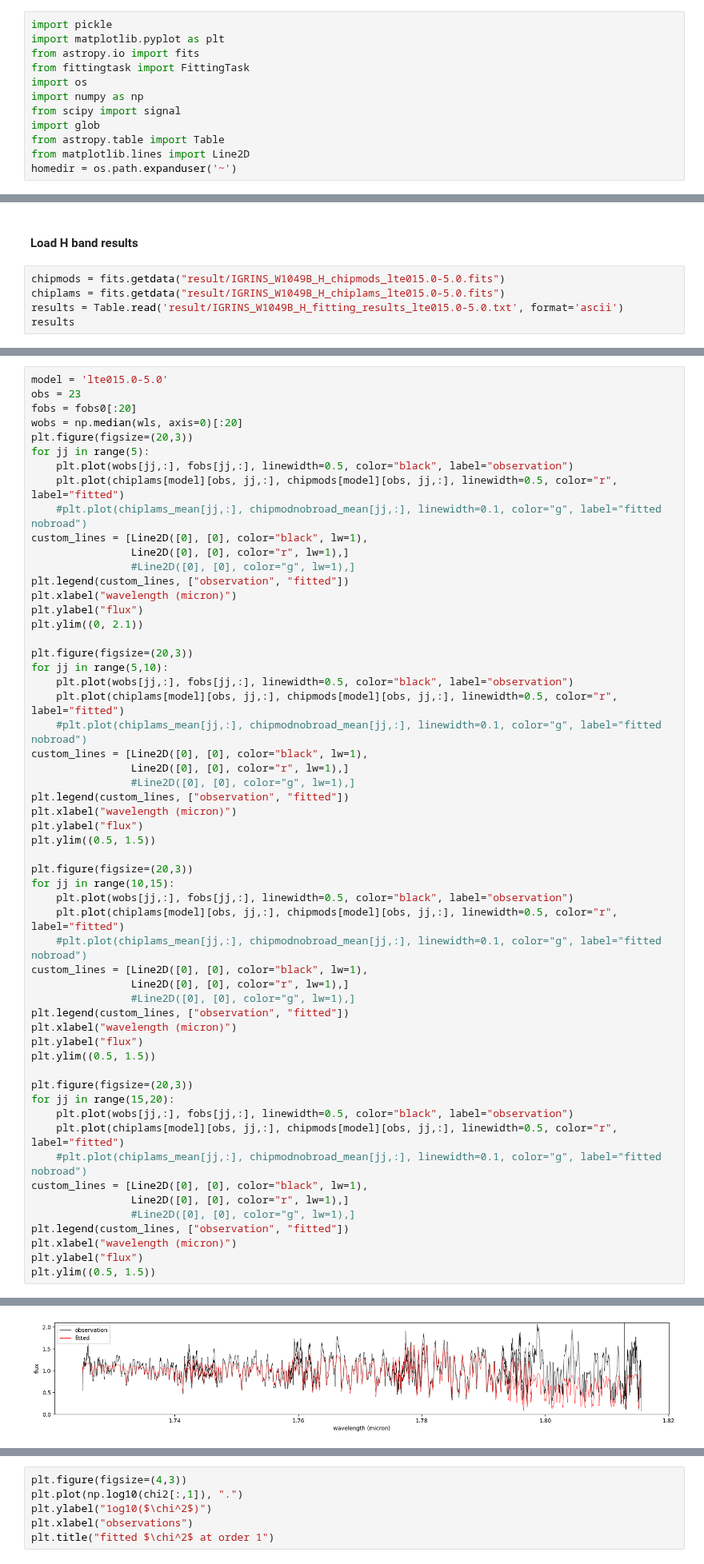
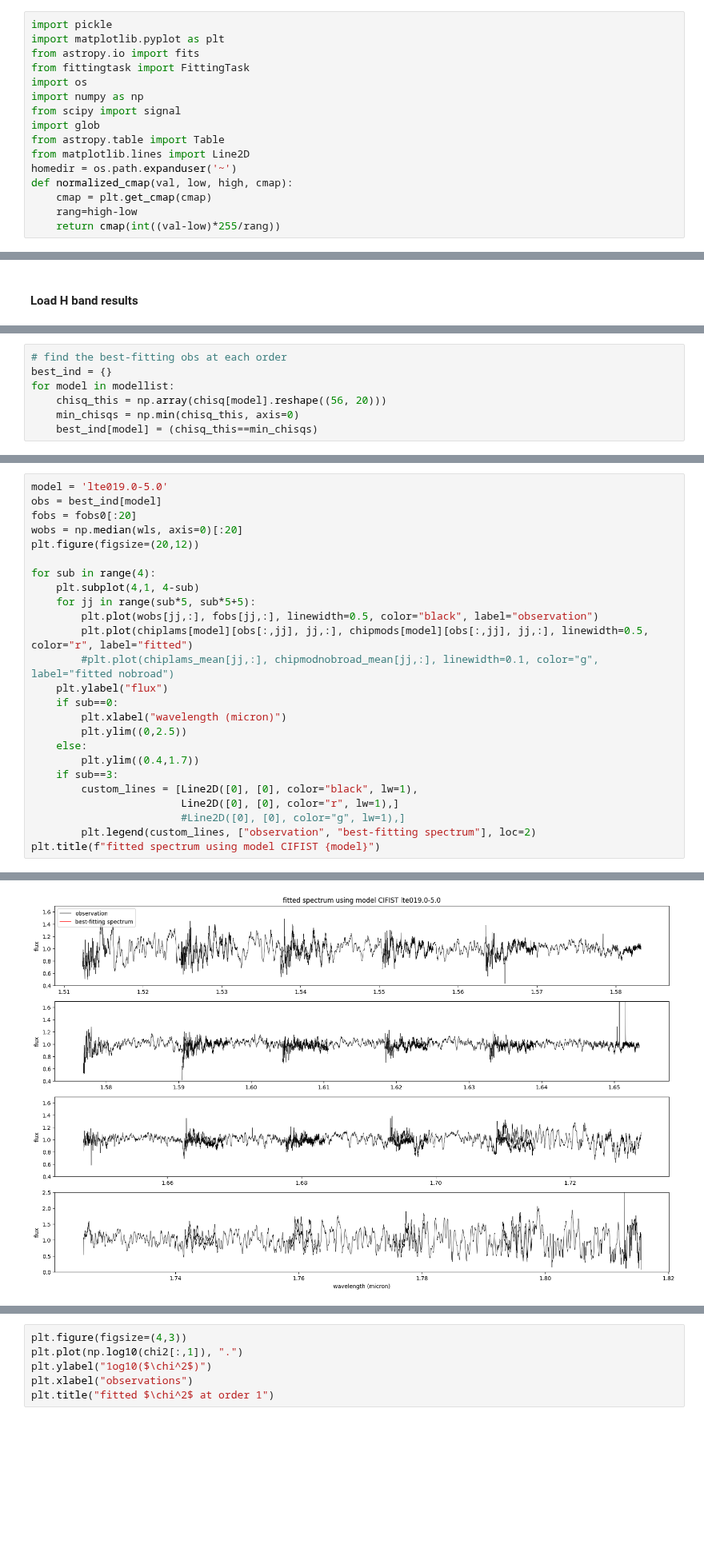
Before and after one commit to alphalyncis/dopplerimg, a Jupyter notebook: code/fit_IGRINS_H.ipynb, the cells around one changed output, grey strips where cells are left out. Shown at 80% size. Cells and saved outputs as stored; diff of their text form; blank space fills up the shorter version.

```diff
--- a/code/fit_IGRINS_H.ipynb
+++ b/code/fit_IGRINS_H.ipynb
@@ -10,3 +10,7 @@ import glob
 from astropy.table import Table
 from matplotlib.lines import Line2D
 homedir = os.path.expanduser('~')
+def normalized_cmap(val, low, high, cmap):
+    cmap = plt.get_cmap(cmap)
+    rang=high-low
+    return cmap(int((val-low)*255/rang))
@@ -64,7 +73,2 @@ array([1.79291584, 1.77544383, 1.75832308, 1.74154324, 1.72509441,
 # %% [markdown]
 #### Load H band results
-# %%
-chipmods = fits.getdata("result/IGRINS_W1049B_H_chipmods_lte015.0-5.0.fits")
-chiplams = fits.getdata("result/IGRINS_W1049B_H_chiplams_lte015.0-5.0.fits")
-results = Table.read('result/IGRINS_W1049B_H_fitting_results_lte015.0-5.0.txt', format='ascii')
-results
@@ -151 +202,8 @@ for f in sorted(glob.glob("result/IGRINS_W1049B_H_*.txt")):
+# %%
+# find the best-fitting obs at each order
+best_ind = {}
+for model in modellist:
+    chisq_this = np.array(chisq[model].reshape((56, 20)))
+    min_chisqs = np.min(chisq_this, axis=0)
+    best_ind[model] = (chisq_this==min_chisqs)
 # %%
@@ -256,57 +234,26 @@ fmin: [414.79938264 414.79938264 414.79938264 414.79938264 414.79938264
 # %%
-model = 'lte015.0-5.0'
-obs = 23
+model = 'lte019.0-5.0'
+obs = best_ind[model]
 fobs = fobs0[:20]
 wobs = np.median(wls, axis=0)[:20]
-plt.figure(figsize=(20,3))
-for jj in range(5):
-    plt.plot(wobs[jj,:], fobs[jj,:], linewidth=0.5, color="black", label="observation")
-    plt.plot(chiplams[model][obs, jj,:], chipmods[model][obs, jj,:], linewidth=0.5, color="r", label="fitted")
-    #plt.plot(chiplams_mean[jj,:], chipmodnobroad_mean[jj,:], linewidth=0.1, color="g", label="fitted nobroad")
-custom_lines = [Line2D([0], [0], color="black", lw=1),
-                Line2D([0], [0], color="r", lw=1),]
-                #Line2D([0], [0], color="g", lw=1),]
-plt.legend(custom_lines, ["observation", "fitted"])
-plt.xlabel("wavelength (micron)")
-plt.ylabel("flux")
-plt.ylim((0, 2.1))
+plt.figure(figsize=(20,12))
 
-plt.figure(figsize=(20,3))
-for jj in range(5,10):
-    plt.plot(wobs[jj,:], fobs[jj,:], linewidth=0.5, color="black", label="observation")
-    plt.plot(chiplams[model][obs, jj,:], chipmods[model][obs, jj,:], linewidth=0.5, color="r", label="fitted")
-    #plt.plot(chiplams_mean[jj,:], chipmodnobroad_mean[jj,:], linewidth=0.1, color="g", label="fitted nobroad")
-custom_lines = [Line2D([0], [0], color="black", lw=1),
-                Line2D([0], [0], color="r", lw=1),]
-                #Line2D([0], [0], color="g", lw=1),]
-plt.legend(custom_lines, ["observation", "fitted"])
-plt.xlabel("wavelength (micron)")
-plt.ylabel("flux")
-plt.ylim((0.5, 1.5))
-
-plt.figure(figsize=(20,3))
-for jj in range(10,15):
-    plt.plot(wobs[jj,:], fobs[jj,:], linewidth=0.5, color="black", label="observation")
-    plt.plot(chiplams[model][obs, jj,:], chipmods[model][obs, jj,:], linewidth=0.5, color="r", label="fitted")
-    #plt.plot(chiplams_mean[jj,:], chipmodnobroad_mean[jj,:], linewidth=0.1, color="g", label="fitted nobroad")
-custom_lines = [Line2D([0], [0], color="black", lw=1),
-                Line2D([0], [0], color="r", lw=1),]
-                #Line2D([0], [0], color="g", lw=1),]
-plt.legend(custom_lines, ["observation", "fitted"])
-plt.xlabel("wavelength (micron)")
-plt.ylabel("flux")
-plt.ylim((0.5, 1.5))
-
-plt.figure(figsize=(20,3))
-for jj in range(15,20):
-    plt.plot(wobs[jj,:], fobs[jj,:], linewidth=0.5, color="black", label="observation")
-    plt.plot(chiplams[model][obs, jj,:], chipmods[model][obs, jj,:], linewidth=0.5, color="r", label="fitted")
-    #plt.plot(chiplams_mean[jj,:], chipmodnobroad_mean[jj,:], linewidth=0.1, color="g", label="fitted nobroad")
-custom_lines = [Line2D([0], [0], color="black", lw=1),
-                Line2D([0], [0], color="r", lw=1),]
-                #Line2D([0], [0], color="g", lw=1),]
-plt.legend(custom_lines, ["observation", "fitted"])
-plt.xlabel("wavelength (micron)")
-plt.ylabel("flux")
-plt.ylim((0.5, 1.5))
+for sub in range(4):
+    plt.subplot(4,1, 4-sub)
+    for jj in range(sub*5, sub*5+5):
+        plt.plot(wobs[jj,:], fobs[jj,:], linewidth=0.5, color="black", label="observation")
+        plt.plot(chiplams[model][obs[:,jj], jj,:], chipmods[model][obs[:,jj], jj,:], linewidth=0.5, color="r", label="fitted")
+        #plt.plot(chiplams_mean[jj,:], chipmodnobroad_mean[jj,:], linewidth=0.1, color="g", label="fitted nobroad")
+    plt.ylabel("flux")
+    if sub==0:
+        plt.xlabel("wavelength (micron)")
+        plt.ylim((0,2.5))
+    else:
+        plt.ylim((0.4,1.7))
+    if sub==3:
+        custom_lines = [Line2D([0], [0], color="black", lw=1),
+                        Line2D([0], [0], color="r", lw=1),]
+                        #Line2D([0], [0], color="g", lw=1),]
+        plt.legend(custom_lines, ["observation", "best-fitting spectrum"], loc=2)
+plt.title(f"fitted spectrum using model CIFIST {model}")
 # %% [output]
@@ -314 +261 @@ plt.ylim((0.5, 1.5))
-[figure, old version]
+[figure, new version]
```
Also changed, not shown: parts of 29 cells of this notebook, 1 other file.
